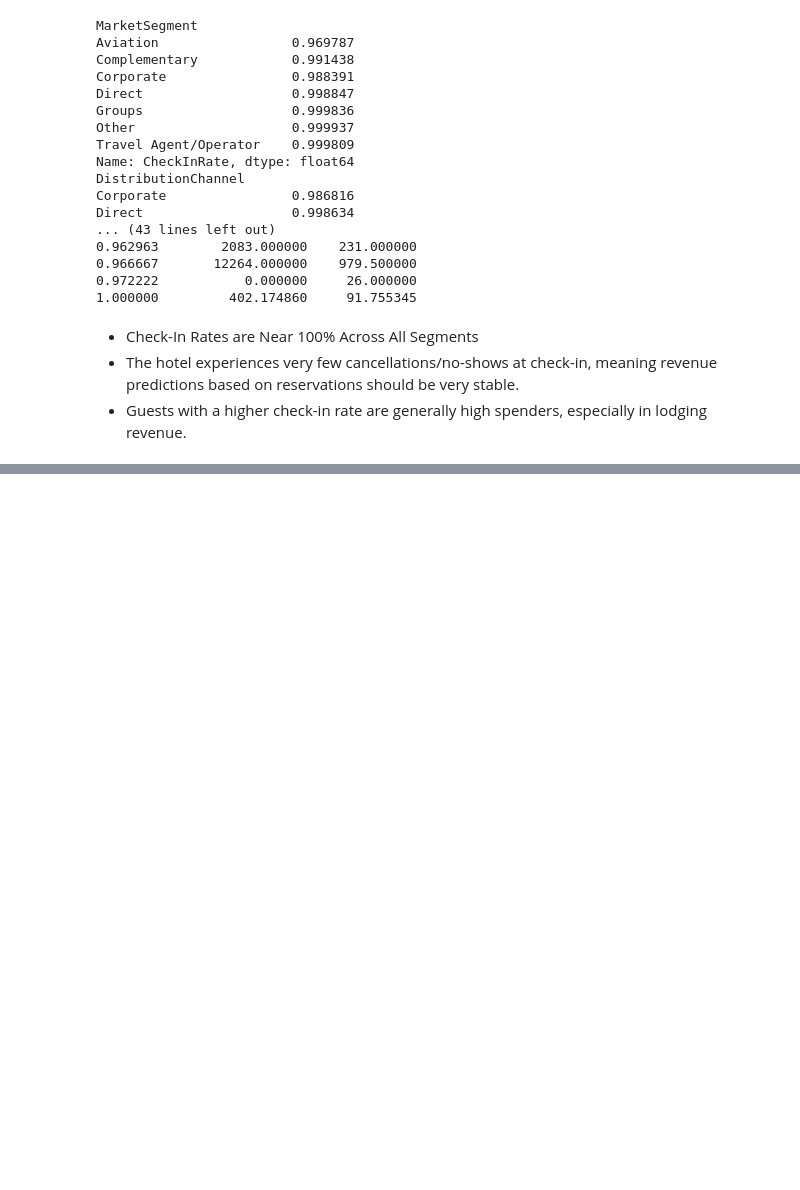
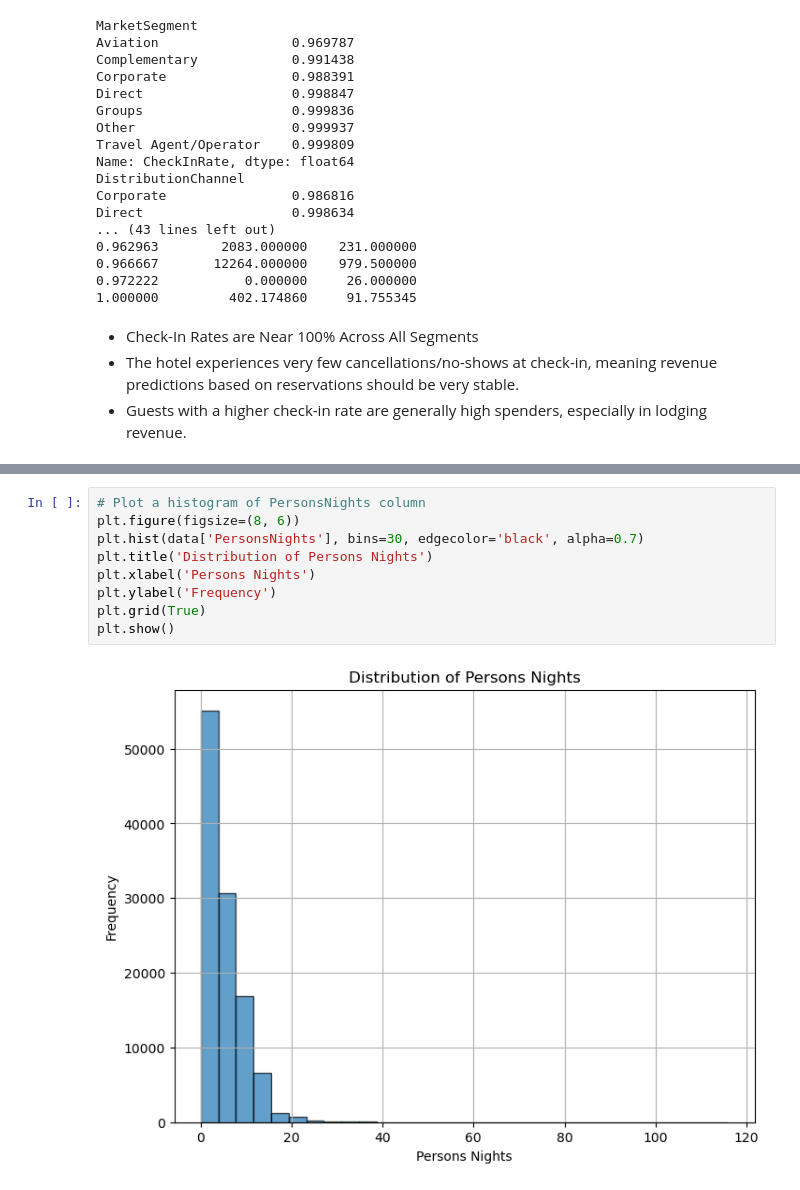
Before and after one commit to RubenCMarques/Hotel-Customer-Segmentation, a Jupyter notebook: Notebooks/Main_notebook.ipynb, the cells around one changed output, grey strips where cells are left out. Cells and saved outputs as stored; diff of their text form; blank space fills up the shorter version.

Commit message:
Person nights segmentation

```diff
--- a/Notebooks/Main_notebook.ipynb
+++ b/Notebooks/Main_notebook.ipynb
@@ -793,0 +807,11 @@ Direct                   0.998634
+# %%
+# Plot a histogram of PersonsNights column
+plt.figure(figsize=(8, 6))
+plt.hist(data['PersonsNights'], bins=30, edgecolor='black', alpha=0.7)
+plt.title('Distribution of Persons Nights')
+plt.xlabel('Persons Nights')
+plt.ylabel('Frequency')
+plt.grid(True)
+plt.show()
+# %% [output]
+[figure, added]
```
Also changed, not shown: parts of 4 cells of this notebook.
